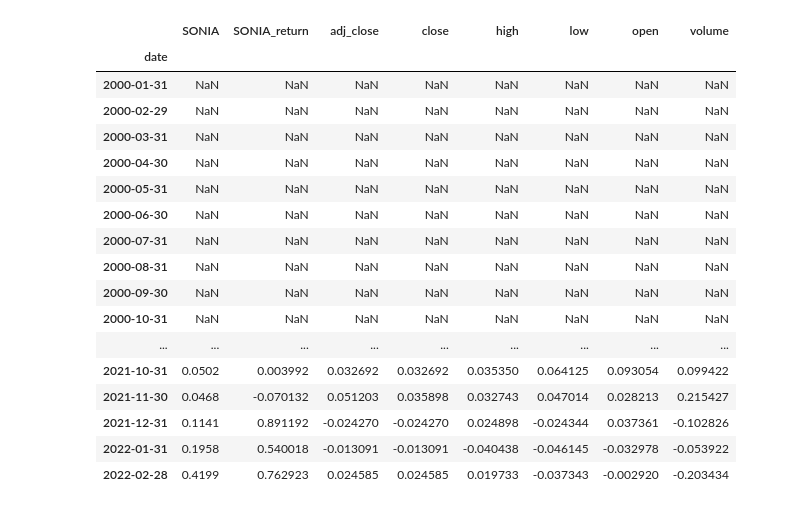
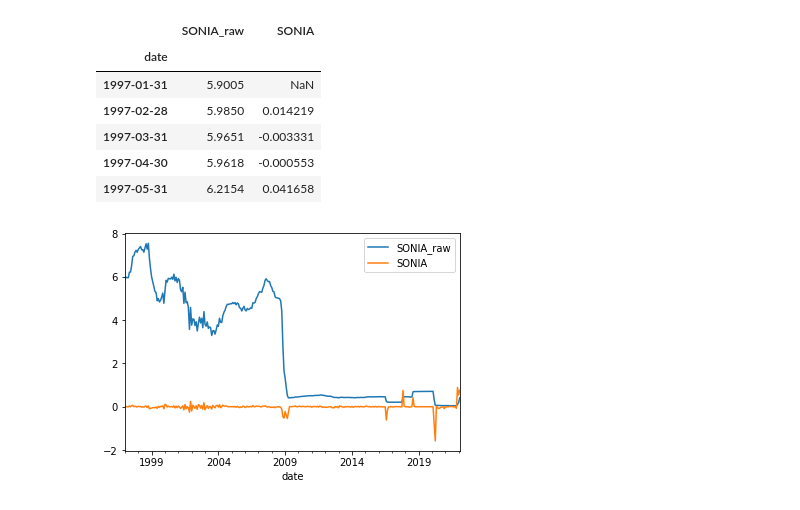
Before and after one commit to lingjie00/asset_pricing, a Jupyter notebook: etl/yprice.sync.ipynb, the cells around one changed output. Drawn from its saved outputs; the diff is of its cells as text; code cells hidden in the pictures.

```diff
--- a/etl/yprice.sync.ipynb
+++ b/etl/yprice.sync.ipynb
@@ -32,8 +14,10 @@ max_date = "2022-03-01"
 # %%
 """Risk free rate"""
-sonia = pd.read_csv(risk_path)
-
-sonia.columns = ["date", "SONIA"]
-sonia["date"] = pd.to_datetime(sonia["date"])
-
-sonia.head()
+# monthly
+risk_monthly_raw = pd.read_csv(raw_path["risk_monthly"])
+risk_monthly_raw.columns = [date_col, risk_col + "_raw"]
+risk_monthly_raw[date_col] = pd.to_datetime(risk_monthly_raw[date_col])
+# daily
+risk_daily_raw = pd.read_csv(raw_path["risk_daily"])
+risk_daily_raw.columns = [date_col, risk_col + "_raw"]
+risk_daily_raw[date_col] = pd.to_datetime(risk_daily_raw[date_col])
@@ -98,38 +42,21 @@ raw[raw.loc[:, "symbol"] == "3IN"]
 # %%
-symbols = raw["symbol"].unique()
-time_index = pd.date_range(
-    start=min_date,
-    end=max_date,
-    freq="M"
-)
-index = pd.MultiIndex.from_product(
-    [symbols, time_index], names=["symbol", "date"]
-)
-data = raw.loc[raw["date"] != "2022-03-15"]\
-    .set_index(["symbol", "date"])\
-    .sort_values(by=["symbol", "date"])\
-    .groupby("symbol")\
-    .apply(lambda x: np.log(x) - np.log(x.shift(1)))\
-    .combine_first(sonia)\
-    .reindex(index)
 
-data.loc["3IN"]
+# compute risk free returns
+risk_monthly = risk_monthly_raw.set_index(date_col)\
+    .sort_values(by=date_col)\
+    .astype("float")
+risk_monthly[risk_col] = np.log(risk_monthly[risk_col + "_raw"])\
+    - np.log(risk_monthly[risk_col + "_raw"].shift(1))
+
+risk_monthly.plot()
+
+risk_monthly.head()
 # %% [output]
-|  | SONIA | SONIA_return | adj_close | close | high | low | open | volume |
-| date |  |  |  |  |  |  |  |  |
-| 2000-01-31 | NaN | NaN | NaN | NaN | NaN | NaN | NaN | NaN |
-| 2000-02-29 | NaN | NaN | NaN | NaN | NaN | NaN | NaN | NaN |
-| 2000-03-31 | NaN | NaN | NaN | NaN | NaN | NaN | NaN | NaN |
-| 2000-04-30 | NaN | NaN | NaN | NaN | NaN | NaN | NaN | NaN |
-| 2000-05-31 | NaN | NaN | NaN | NaN | NaN | NaN | NaN | NaN |
-| 2000-06-30 | NaN | NaN | NaN | NaN | NaN | NaN | NaN | NaN |
-| 2000-07-31 | NaN | NaN | NaN | NaN | NaN | NaN | NaN | NaN |
-| 2000-08-31 | NaN | NaN | NaN | NaN | NaN | NaN | NaN | NaN |
-| 2000-09-30 | NaN | NaN | NaN | NaN | NaN | NaN | NaN | NaN |
-| 2000-10-31 | NaN | NaN | NaN | NaN | NaN | NaN | NaN | NaN |
-| ... | ... | ... | ... | ... | ... | ... | ... | ... |
-| 2021-10-31 | 0.0502 | 0.003992 | 0.032692 | 0.032692 | 0.035350 | 0.064125 | 0.093054 | 0.099422 |
-| 2021-11-30 | 0.0468 | -0.070132 | 0.051203 | 0.035898 | 0.032743 | 0.047014 | 0.028213 | 0.215427 |
-| 2021-12-31 | 0.1141 | 0.891192 | -0.024270 | -0.024270 | 0.024898 | -0.024344 | 0.037361 | -0.102826 |
-| 2022-01-31 | 0.1958 | 0.540018 | -0.013091 | -0.013091 | -0.040438 | -0.046145 | -0.032978 | -0.053922 |
-| 2022-02-28 | 0.4199 | 0.762923 | 0.024585 | 0.024585 | 0.019733 | -0.037343 | -0.002920 | -0.203434 |
+|  | SONIA_raw | SONIA |
+| date |  |  |
+| 1997-01-31 | 5.9005 | NaN |
+| 1997-02-28 | 5.9850 | 0.014219 |
+| 1997-03-31 | 5.9651 | -0.003331 |
+| 1997-04-30 | 5.9618 | -0.000553 |
+| 1997-05-31 | 6.2154 | 0.041658 |
+[figure, added]
```
Also changed, not shown: parts of 16 cells of this notebook, 32 other files.
